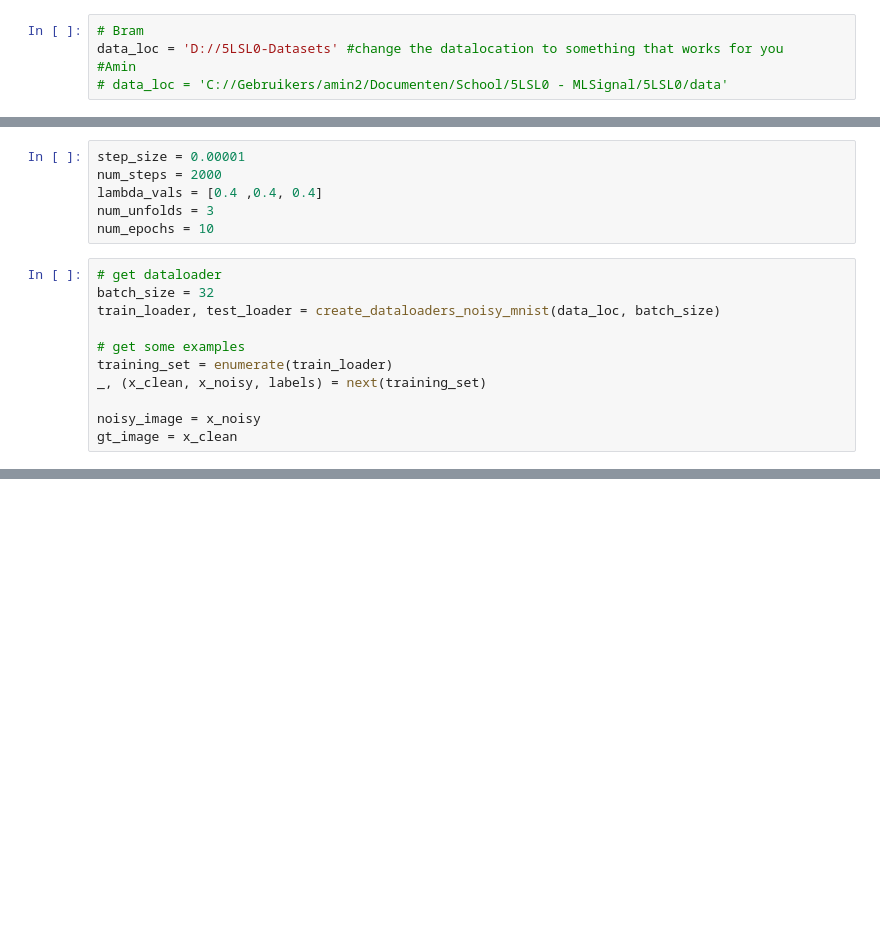
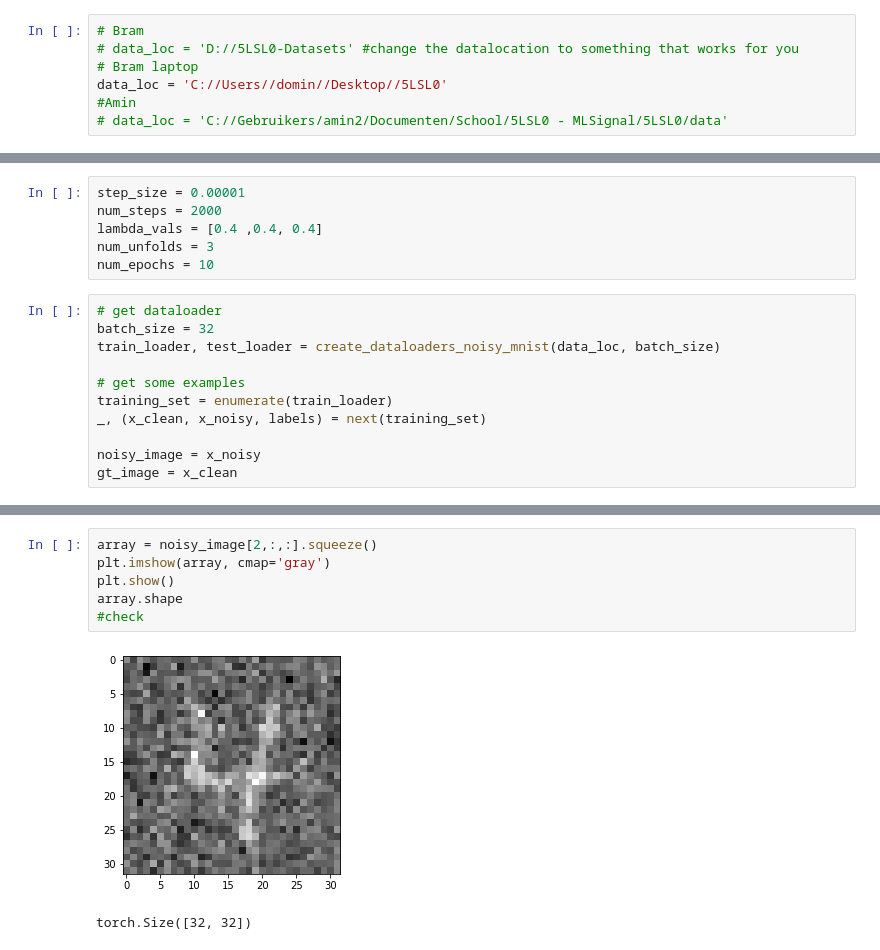
Before and after one commit to vanboven073/5LSL0, a Jupyter notebook: Week_1_LISTA.ipynb, the cells around one changed output, grey strips where cells are left out. Drawn from its saved outputs; the diff is of its cells as text; blank space fills up the shorter version.

```diff
--- a/Week_1_LISTA.ipynb
+++ b/Week_1_LISTA.ipynb
@@ -14,7 +14,9 @@ from tqdm import tqdm
 from PIL import Image
 # %%
 # Bram
-data_loc = 'D://5LSL0-Datasets' #change the datalocation to something that works for you
+# data_loc = 'D://5LSL0-Datasets' #change the datalocation to something that works for you
+# Bram laptop
+data_loc = 'C://Users//domin//Desktop//5LSL0'
 #Amin
 # data_loc = 'C://Gebruikers/amin2/Documenten/School/5LSL0 - MLSignal/5LSL0/data'
 # %%
@@ -248,3 +256,12 @@ KeyboardInterrupt:
+# %%
+array = noisy_image[2,:,:].squeeze()
+plt.imshow(array, cmap='gray')
+plt.show()
+array.shape
+#check
+# %% [output]
+[figure, added]
+torch.Size([32, 32])
 # %%
 num_images = len(denoised_images)
 
```
Also changed, not shown: parts of 7 cells of this notebook.
